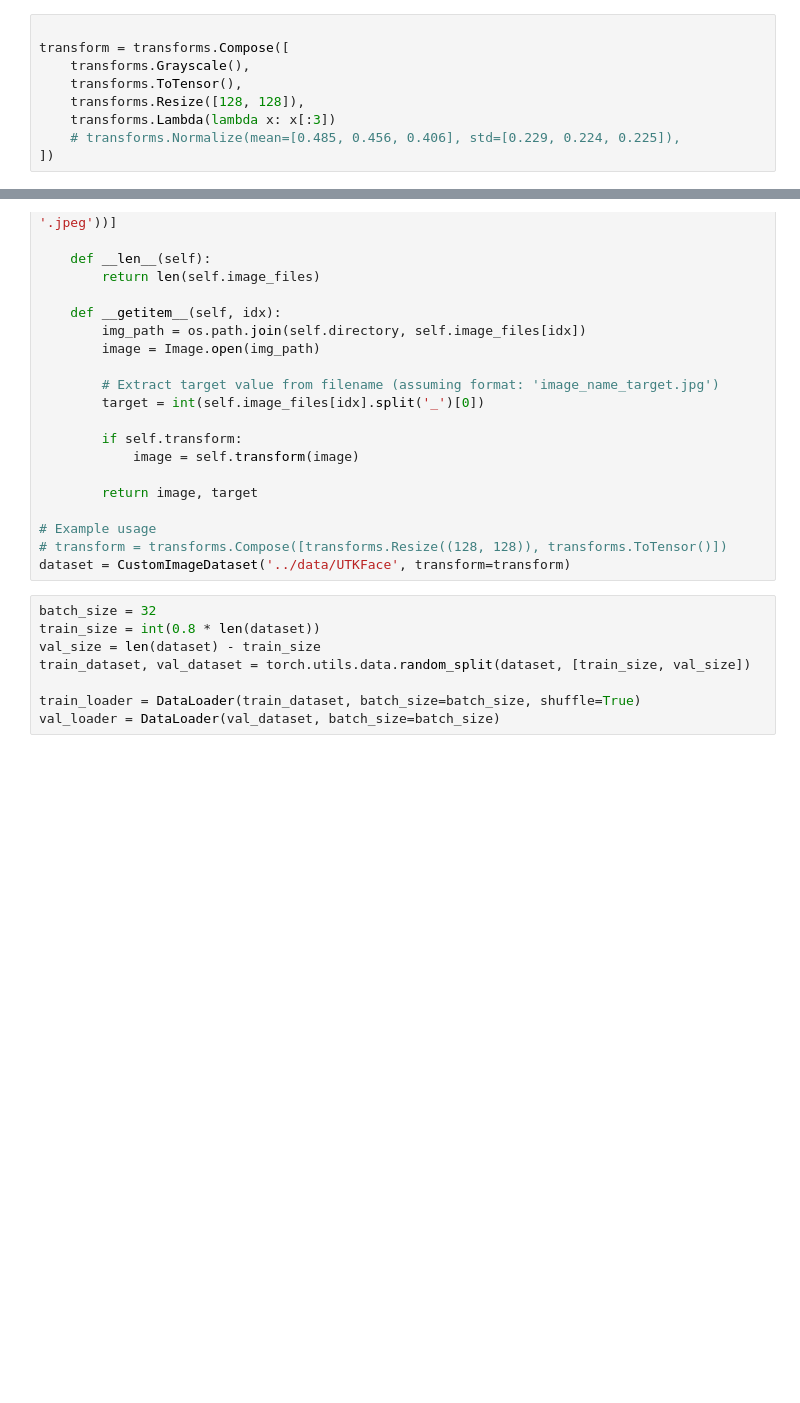
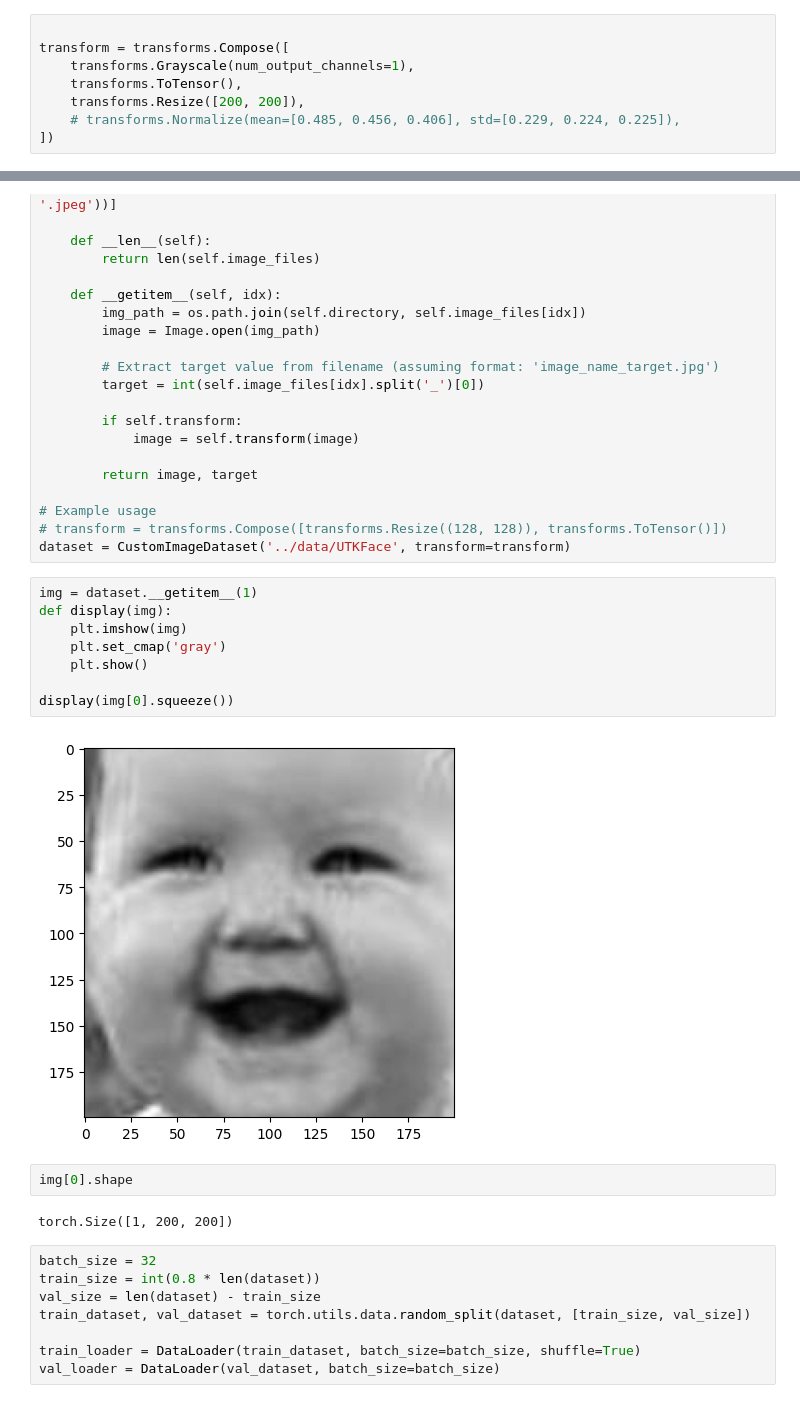
Before and after one commit to alieAblaeva/PMLDL-project, a Jupyter notebook: notebooks/Untitled.ipynb, the cells around one changed output, grey strips where cells are left out. Cells and saved outputs as stored; diff of their text form; blank space fills up the shorter version.

```diff
--- a/notebooks/Untitled.ipynb
+++ b/notebooks/Untitled.ipynb
@@ -22,10 +24,9 @@ from torchvision import datasets, transforms, models
 # %%
 
 transform = transforms.Compose([
-    transforms.Grayscale(),
+    transforms.Grayscale(num_output_channels=1),
     transforms.ToTensor(),
-    transforms.Resize([128, 128]),
-    transforms.Lambda(lambda x: x[:3])
+    transforms.Resize([200, 200]),
     # transforms.Normalize(mean=[0.485, 0.456, 0.406], std=[0.229, 0.224, 0.225]),
 ])
 # %%
@@ -58,6 +59,20 @@ class CustomImageDataset(Dataset):
 # Example usage
 # transform = transforms.Compose([transforms.Resize((128, 128)), transforms.ToTensor()])
 dataset = CustomImageDataset('../data/UTKFace', transform=transform)
+# %%
+img = dataset.__getitem__(1)
+def display(img):
+    plt.imshow(img)
+    plt.set_cmap('gray')
+    plt.show()
+
+display(img[0].squeeze())
+# %% [output]
+[figure, added]
+# %%
+img[0].shape
+# %% [output]
+torch.Size([1, 200, 200])
 # %%
 batch_size = 32
 train_size = int(0.8 * len(dataset))
```
Also changed, not shown: parts of 7 cells of this notebook, 8 other files.
